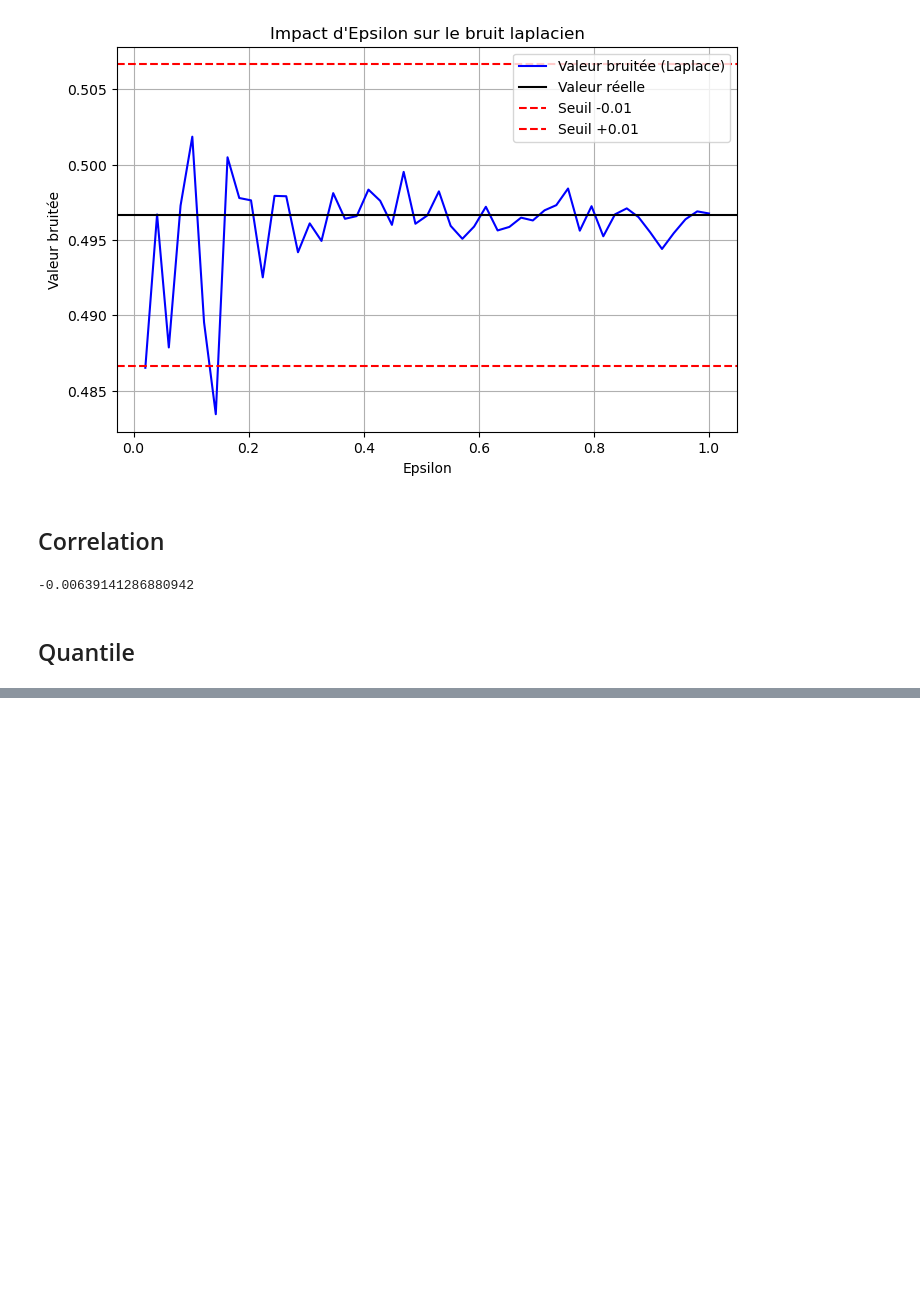
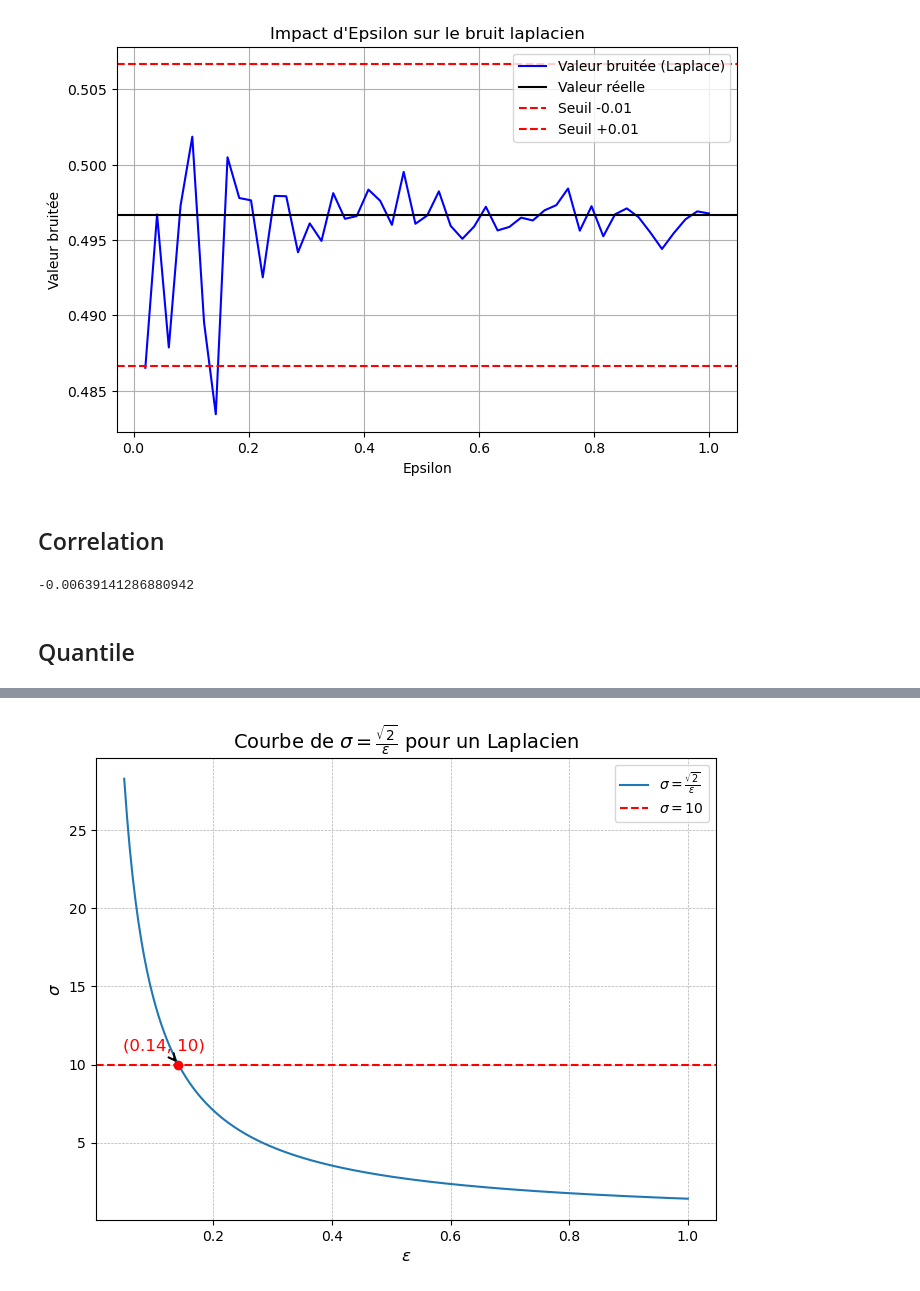
Before and after one commit to StuartBenoliel/Stage_3A, a Jupyter notebook: Didacticiel.ipynb, the cells around one changed output, grey strips where cells are left out. Saved outputs shown, nothing was run; the diff lists cells and outputs as text; code cells hidden in the pictures; blank space fills up the shorter version.

```diff
--- a/Didacticiel.ipynb
+++ b/Didacticiel.ipynb
@@ -758,0 +905,46 @@ n = np.arange(len(X))
+# %%
+import numpy as np
+import matplotlib.pyplot as plt
+
+# Plage de valeurs pour epsilon
+eps = np.linspace(0.05, 1, 200)
+
+# Calcul des valeurs de sigma
+sigma_values = np.sqrt(2) / eps
+
+# Trouver la valeur minimale de epsilon
+min_epsilon = np.min(eps)
+min_sigma = np.sqrt(2) / min_epsilon
+
+# Définition de sigma = 10 et calcul de epsilon correspondant
+sigma_target = 10
+epsilon_target = np.sqrt(2) / sigma_target
+
+# Création du graphique
+plt.figure(figsize=(8, 6))
+plt.plot(eps, sigma_values, label=r'$\sigma = \frac{\sqrt{2}}{\varepsilon}$')
+
+# Ajout d'une ligne horizontale pour sigma = 10
+plt.axhline(y=sigma_target, color='r', linestyle='--', label=r'$\sigma = 10$')
+
+# Mise en évidence du point correspondant sur la courbe
+plt.scatter(epsilon_target, sigma_target, color='red', zorder=3)
+plt.annotate(
+    f'({epsilon_target:.2f}, {sigma_target})',
+    xy=(epsilon_target, sigma_target),
+    xytext=(-40,10), textcoords='offset points',
+    arrowprops=dict(arrowstyle="->", lw=1.5),
+    fontsize=12, color='red'
+)
+
+# Personnalisation du graphique
+plt.xlabel(r'$\varepsilon$', fontsize=12)
+plt.ylabel(r'$\sigma$', fontsize=12)
+plt.title(r'Courbe de $\sigma = \frac{\sqrt{2}}{\varepsilon}$ pour un Laplacien', fontsize=14)
+plt.legend()
+plt.grid(True, linestyle='--', linewidth=0.5)
+
+# Affichage du graphique
+plt.show()
+# %% [output]
+[figure, added]
```
Also changed, not shown: parts of 5 cells of this notebook.
